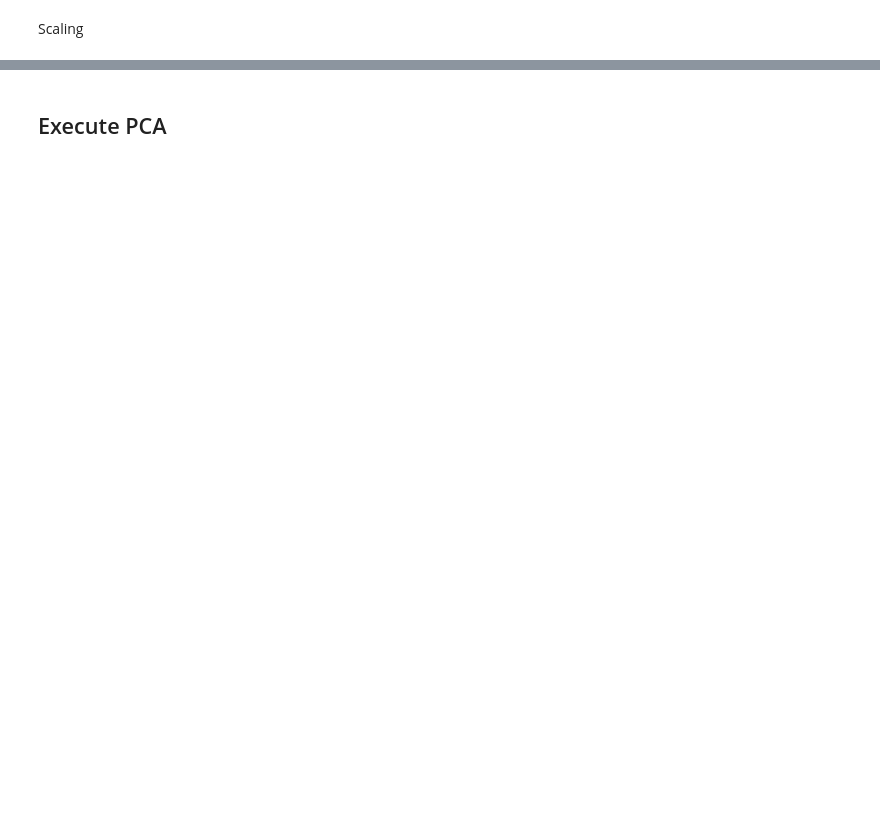
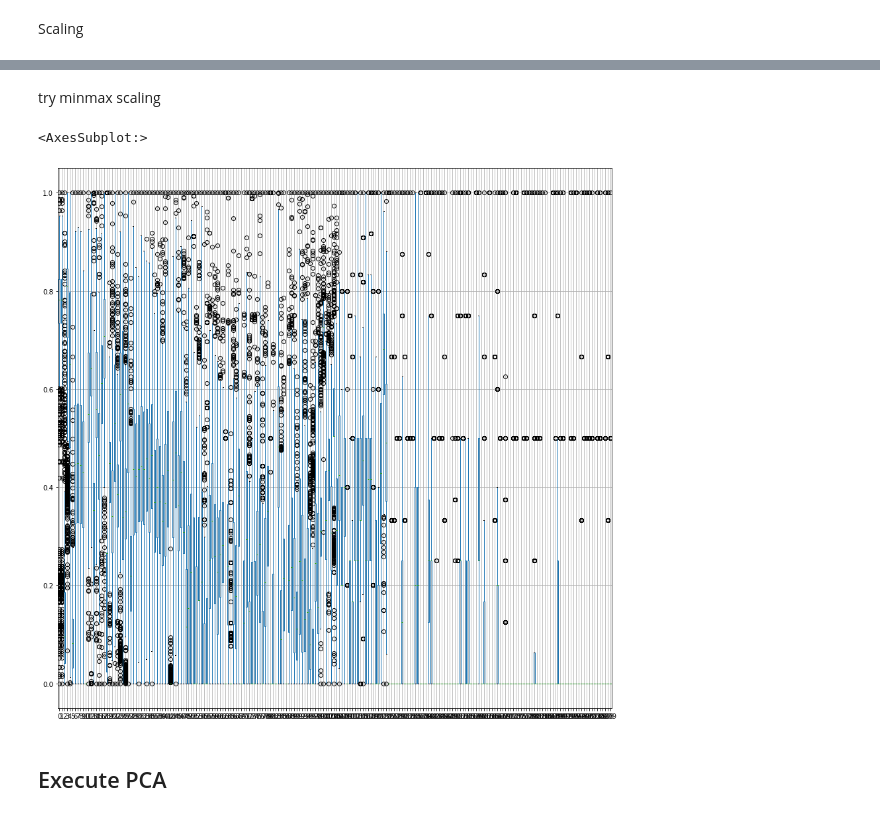
Before and after one commit to dicky-2002/Adv.-Programming-Group-Assignment, a Jupyter notebook: PCA_assignment4.ipynb, the cells around one changed output, grey strips where cells are left out. Drawn from its saved outputs; the diff is of its cells as text; code cells hidden in the pictures; blank space fills up the shorter version.

```diff
--- a/PCA_assignment4.ipynb
+++ b/PCA_assignment4.ipynb
@@ -21,3 +21,4 @@ df_tested_mol = pd.read_csv('tested_molecules.csv')
 df_backup_original_data=df_tested_mol.copy()
 
 df_molecules_with_descriptors=smiles_to_descriptors_for_df(df_tested_mol)
+df_molecules_with_descriptors=df_molecules_with_descriptors.set_index('SMILES')
@@ -45,6 +27,6 @@ df_molecules_with_descriptors=smiles_to_descriptors_for_df(df_tested_mol)
 # %% [markdown]
 Drop enzym data
 # %%
-descriptor_data=data_frame.drop(columns='enzym1').drop('enzym2') #enzym1, enzym2 tbd.
+descriptor_data=df_molecules_with_descriptors.drop(columns='PKM2_inhibition').drop(columns='ERK2_inhibition') #enzym1, enzym2
 descriptor_data.head()
 # %% [output]
@@ -59,3 +51,13 @@ pd.DataFrame(Scaled_data).boxplot(figsize=(15,15))
+# %% [markdown]
+try minmax scaling
+# %%
+scaling=MinMaxScaler()
+scaling.fit(descriptor_data)
+Scaled_data_2=scaling.transform(descriptor_data)
+pd.DataFrame(Scaled_data_2).boxplot(figsize=(15,15))
+# %% [output]
+<AxesSubplot:>
+[figure, added]
 # %% [markdown]
 ## Execute PCA
 # %%
```
Also changed, not shown: parts of 7 cells of this notebook.
